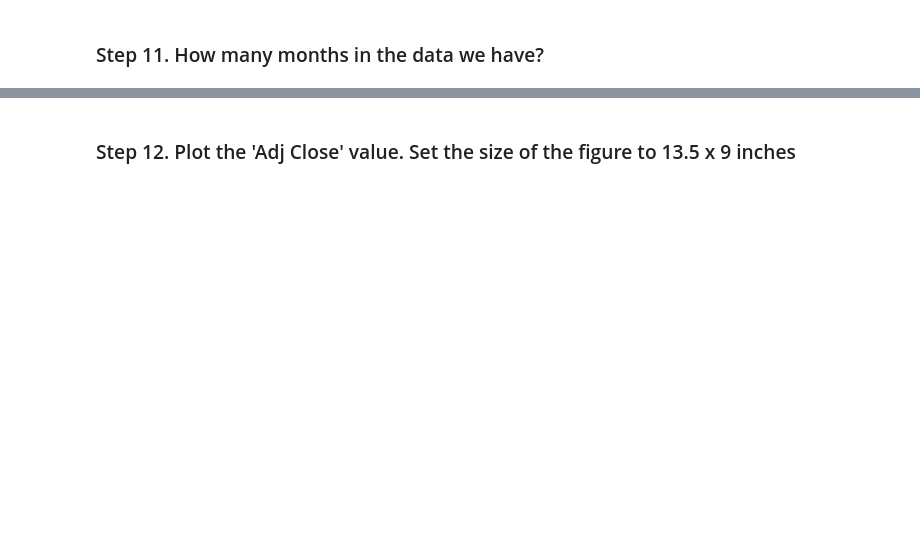
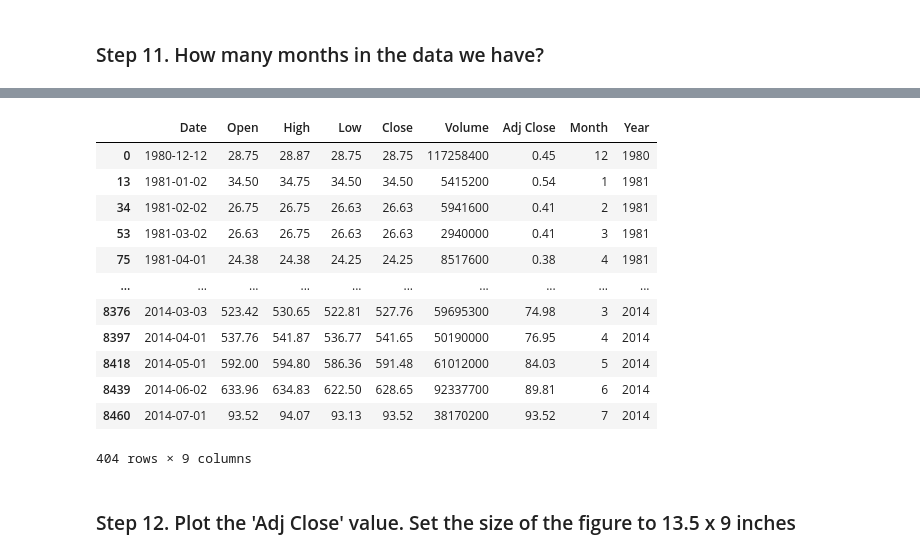
Before and after one commit to Mlcruz9/DS_TheBridgeBBK_SBIL2023, a Jupyter notebook: 2-Data_Analysis/5-Feature_engineering/2-Time Series/Practica/Ejercicio Apple.ipynb, the cells around one changed output, grey strips where cells are left out. Saved outputs shown, nothing was run; the diff lists cells and outputs as text; code cells hidden in the pictures; blank space fills up the shorter version.

```diff
--- a/2-Data_Analysis/5-Feature_engineering/2-Time Series/Practica/Ejercicio Apple.ipynb
+++ b/2-Data_Analysis/5-Feature_engineering/2-Time Series/Practica/Ejercicio Apple.ipynb
@@ -30,2 +221,18 @@ We are going to use Apple's stock price.
+# %%
+apple.drop_duplicates(['Year', 'Month'])
+# %% [output]
+|  | Date | Open | High | Low | Close | Volume | Adj Close | Month | Year |
+| 0 | 1980-12-12 | 28.75 | 28.87 | 28.75 | 28.75 | 117258400 | 0.45 | 12 | 1980 |
+| 13 | 1981-01-02 | 34.50 | 34.75 | 34.50 | 34.50 | 5415200 | 0.54 | 1 | 1981 |
+| 34 | 1981-02-02 | 26.75 | 26.75 | 26.63 | 26.63 | 5941600 | 0.41 | 2 | 1981 |
+| 53 | 1981-03-02 | 26.63 | 26.75 | 26.63 | 26.63 | 2940000 | 0.41 | 3 | 1981 |
+| 75 | 1981-04-01 | 24.38 | 24.38 | 24.25 | 24.25 | 8517600 | 0.38 | 4 | 1981 |
+| ... | ... | ... | ... | ... | ... | ... | ... | ... | ... |
+| 8376 | 2014-03-03 | 523.42 | 530.65 | 522.81 | 527.76 | 59695300 | 74.98 | 3 | 2014 |
+| 8397 | 2014-04-01 | 537.76 | 541.87 | 536.77 | 541.65 | 50190000 | 76.95 | 4 | 2014 |
+| 8418 | 2014-05-01 | 592.00 | 594.80 | 586.36 | 591.48 | 61012000 | 84.03 | 5 | 2014 |
+| 8439 | 2014-06-02 | 633.96 | 634.83 | 622.50 | 628.65 | 92337700 | 89.81 | 6 | 2014 |
+| 8460 | 2014-07-01 | 93.52 | 94.07 | 93.13 | 93.52 | 38170200 | 93.52 | 7 | 2014 |
+404 rows × 9 columns
 # %% [markdown]
 ### Step 12. Plot the 'Adj Close' value. Set the size of the figure to 13.5 x 9 inches
```
Also changed, not shown: parts of 25 cells of this notebook, 2 other files.
